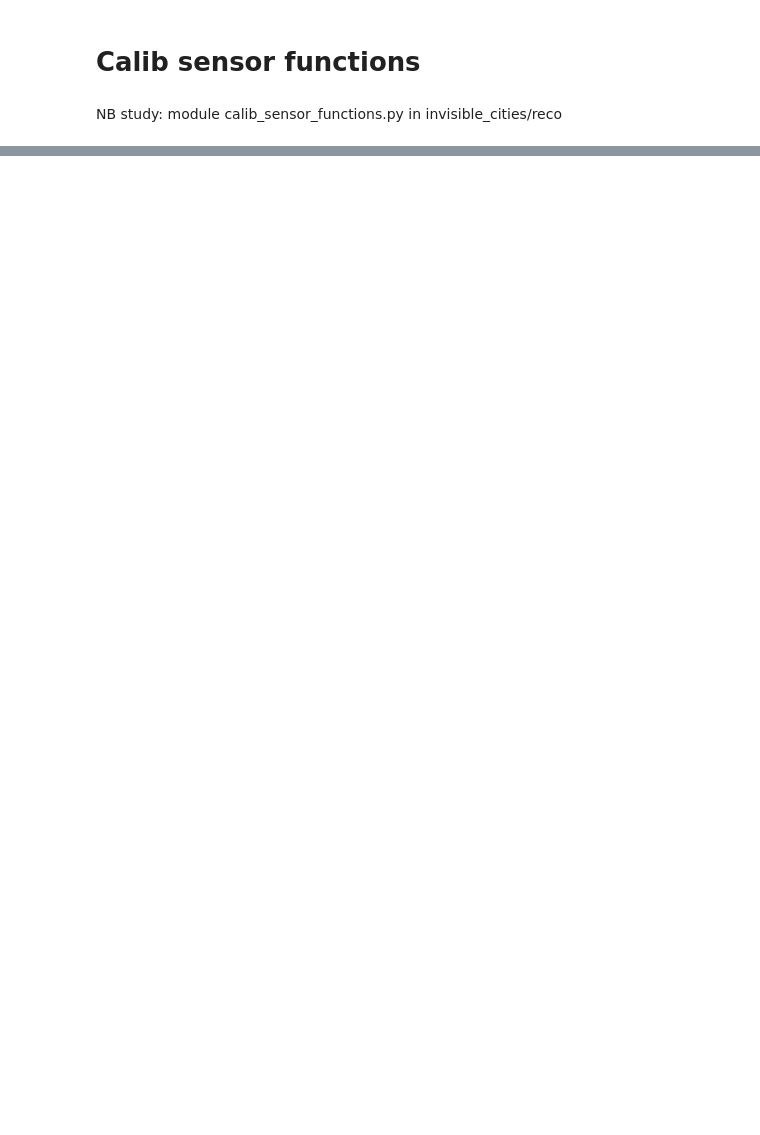
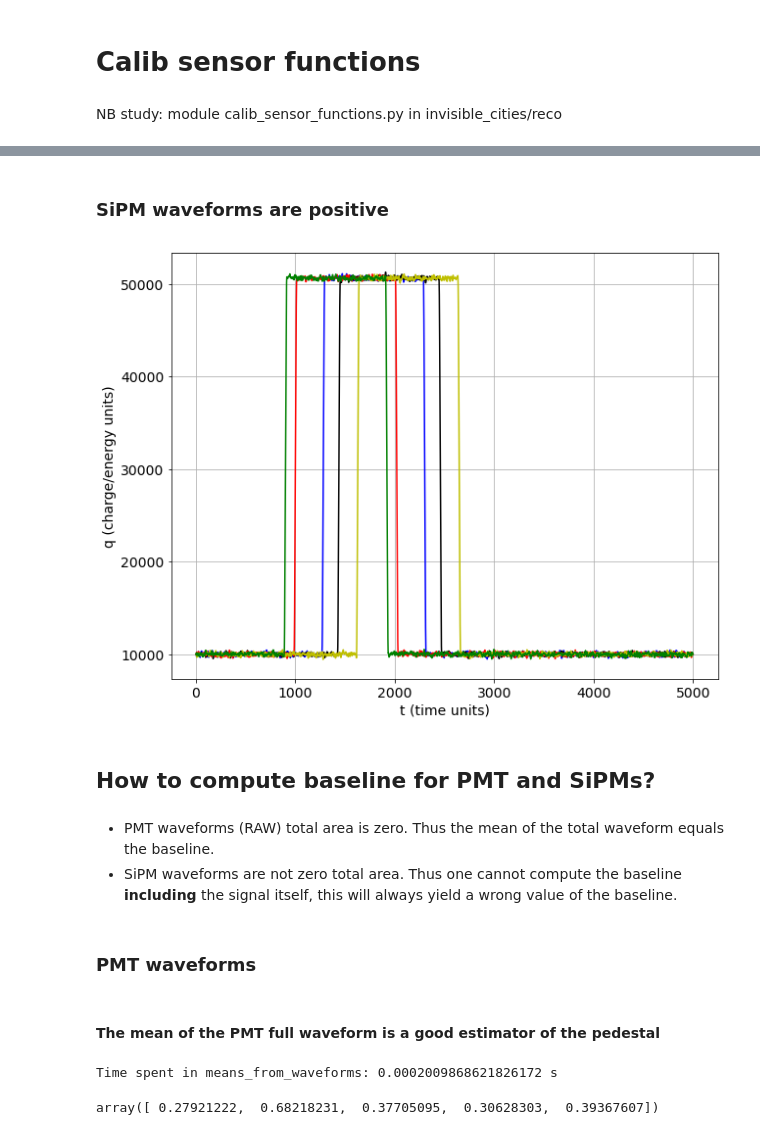
Before and after one commit to jjgomezcadenas/ICDEV, a Jupyter notebook: reco/calib_sensors_functions.ipynb, the cells around one changed output, grey strips where cells are left out. Cells and saved outputs as stored; diff of their text form; code cells hidden in the pictures; blank space fills up the shorter version.

```diff
--- a/reco/calib_sensors_functions.ipynb
+++ b/reco/calib_sensors_functions.ipynb
@@ -362,0 +110,18 @@ ss = toy_sipm_signal(nsipm=1792, wl=1000, adc_to_pes=10, signal_range=(1000, 110
+# %%
+def color_generator(cx = ['b', 'k', 'r', 'y', 'g'] ):
+    i=0
+    while True:
+        if i < len(cx):
+            yield cx[i]
+            i+=1
+        else:
+            i=0
+            yield cx[i]
+# %%
+def plot_waveforms(wfms):
+    c = color_generator()
+    for wfm in wfms:
+            plt.plot(wfm, next(c))
+    plt.grid(True)
+    plt.xlabel(r't (time units)')
+    plt.ylabel(r'q (charge/energy units)')
@@ -362,0 +314,20 @@ ss = toy_sipm_signal(nsipm=1792, wl=1000, adc_to_pes=10, signal_range=(1000, 110
+# %% [markdown]
+### SiPM waveforms are positive
+# %%
+plot_waveforms(sipm_wfms)
+# %% [output]
+[figure, added]
+# %% [markdown]
+## How to compute baseline for PMT and SiPMs?
+# %% [markdown]
+- PMT waveforms (RAW) total area is zero. Thus the mean of the total waveform equals the baseline.
+- SiPM waveforms are not zero total area. Thus one cannot compute the baseline **including** the signal itself, this will always yield a wrong value of the baseline.
+# %% [markdown]
+### PMT waveforms
+# %% [markdown]
+#### The mean of the PMT full waveform is a good estimator of the pedestal
+# %%
+relative_diff_percent(means_from_waveforms(pmt_wfms), wfp.pedestal)
+# %% [output]
+Time spent in means_from_waveforms: 0.0002009868621826172 s
+array([ 0.27921222,  0.68218231,  0.37705095,  0.30628303,  0.39367607])
```
Also changed, not shown: parts of 134 cells of this notebook.
